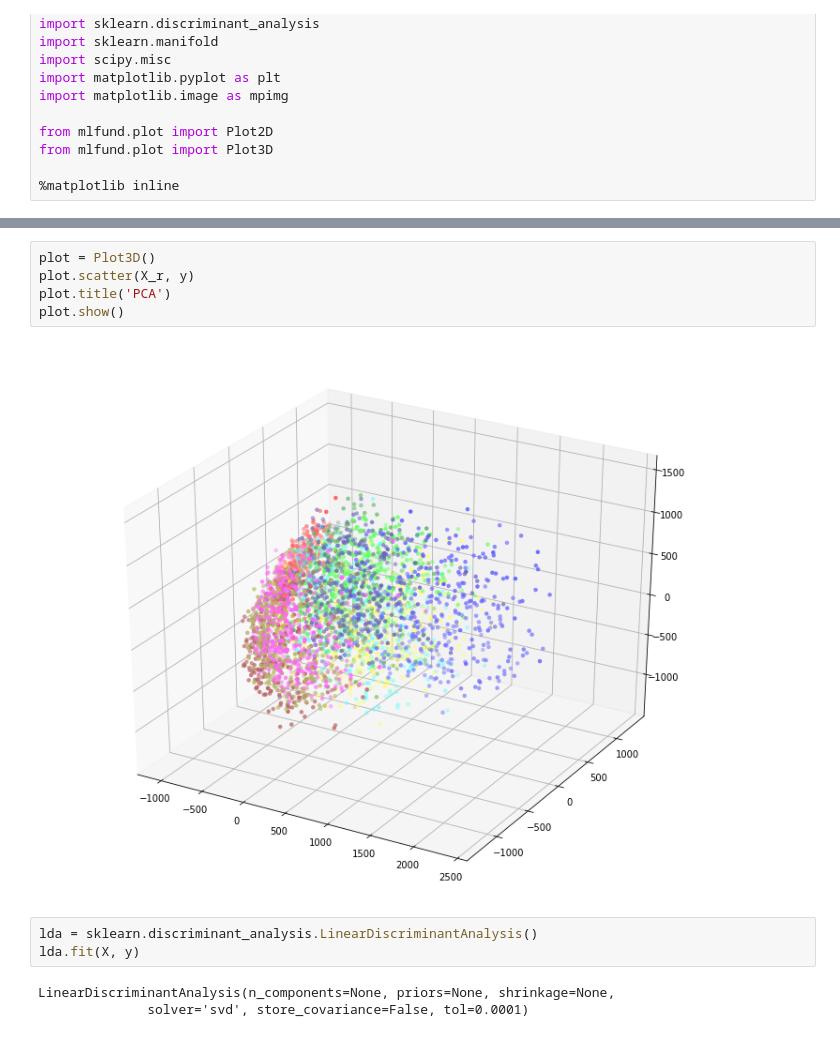
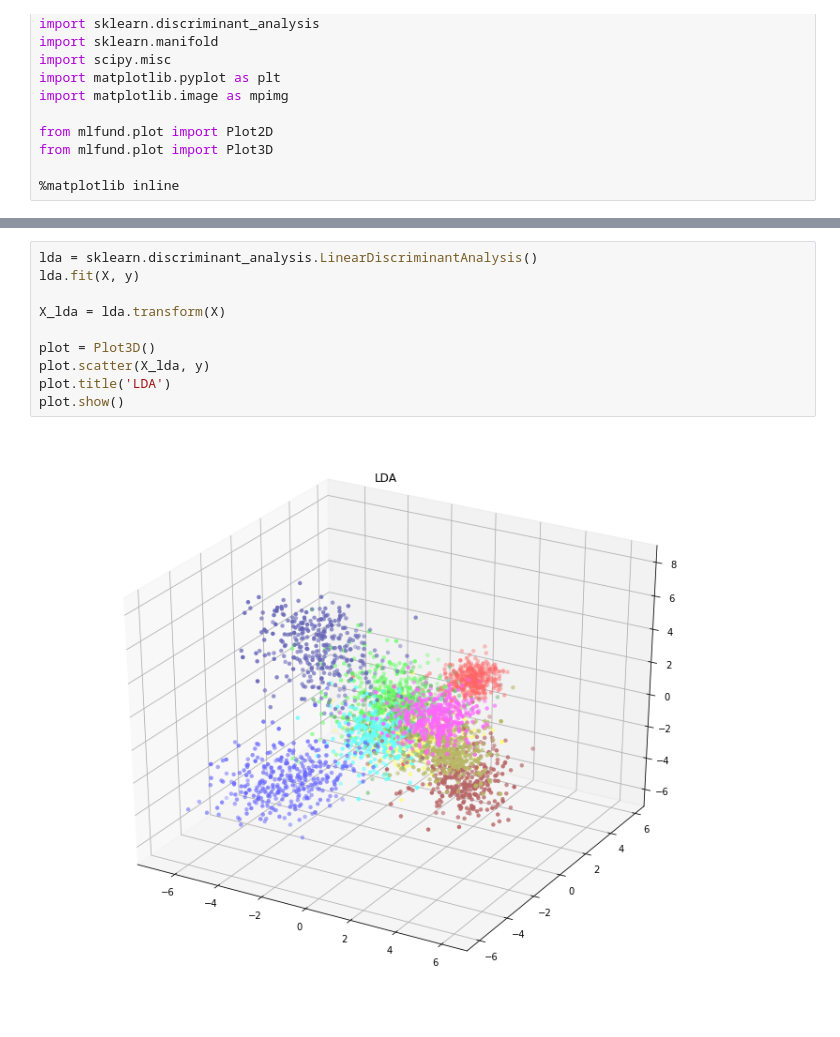
Before and after one commit to jessee-kung/tu-etp-ad1062, a Jupyter notebook: demo_06.ipynb, the cells around one changed output, grey strips where cells are left out. Saved outputs shown, nothing was run; the diff lists cells and outputs as text.

```diff
--- a/demo_06.ipynb
+++ b/demo_06.ipynb
@@ -85,13 +113,12 @@ X_r = pca.transform( X )
 # %%
+lda = sklearn.discriminant_analysis.LinearDiscriminantAnalysis()
+lda.fit(X, y)
+
+X_lda = lda.transform(X)
+
 plot = Plot3D()
-plot.scatter(X_r, y)
-plot.title('PCA')
+plot.scatter(X_lda, y)
+plot.title('LDA')
 plot.show()
 # %% [output]
-[figure, old version]
+[figure, new version]
-# %%
-lda = sklearn.discriminant_analysis.LinearDiscriminantAnalysis()
-lda.fit(X, y)
-# %% [output]
-LinearDiscriminantAnalysis(n_components=None, priors=None, shrinkage=None,
-              solver='svd', store_covariance=False, tol=0.0001)
```
Also changed, not shown: parts of 12 cells of this notebook.
